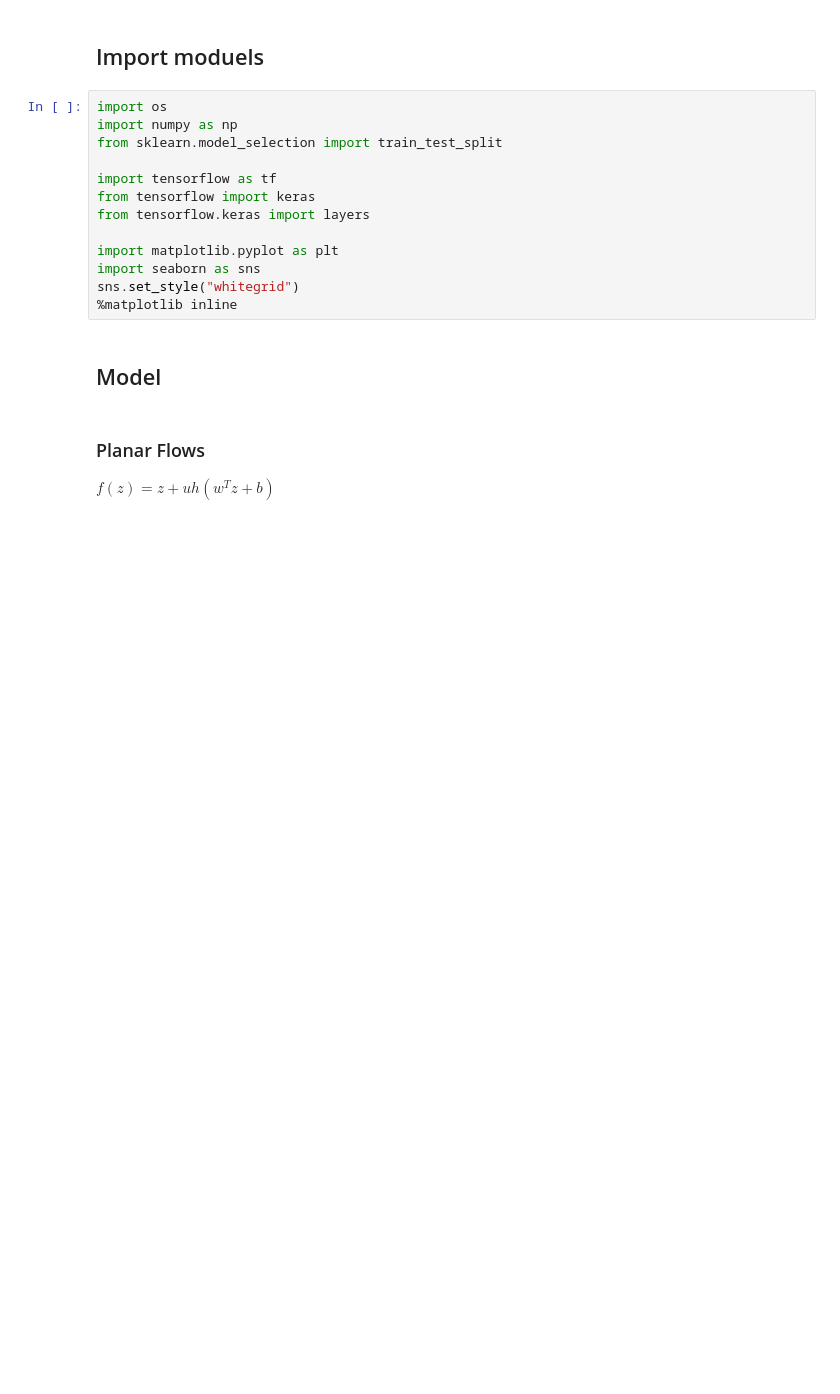
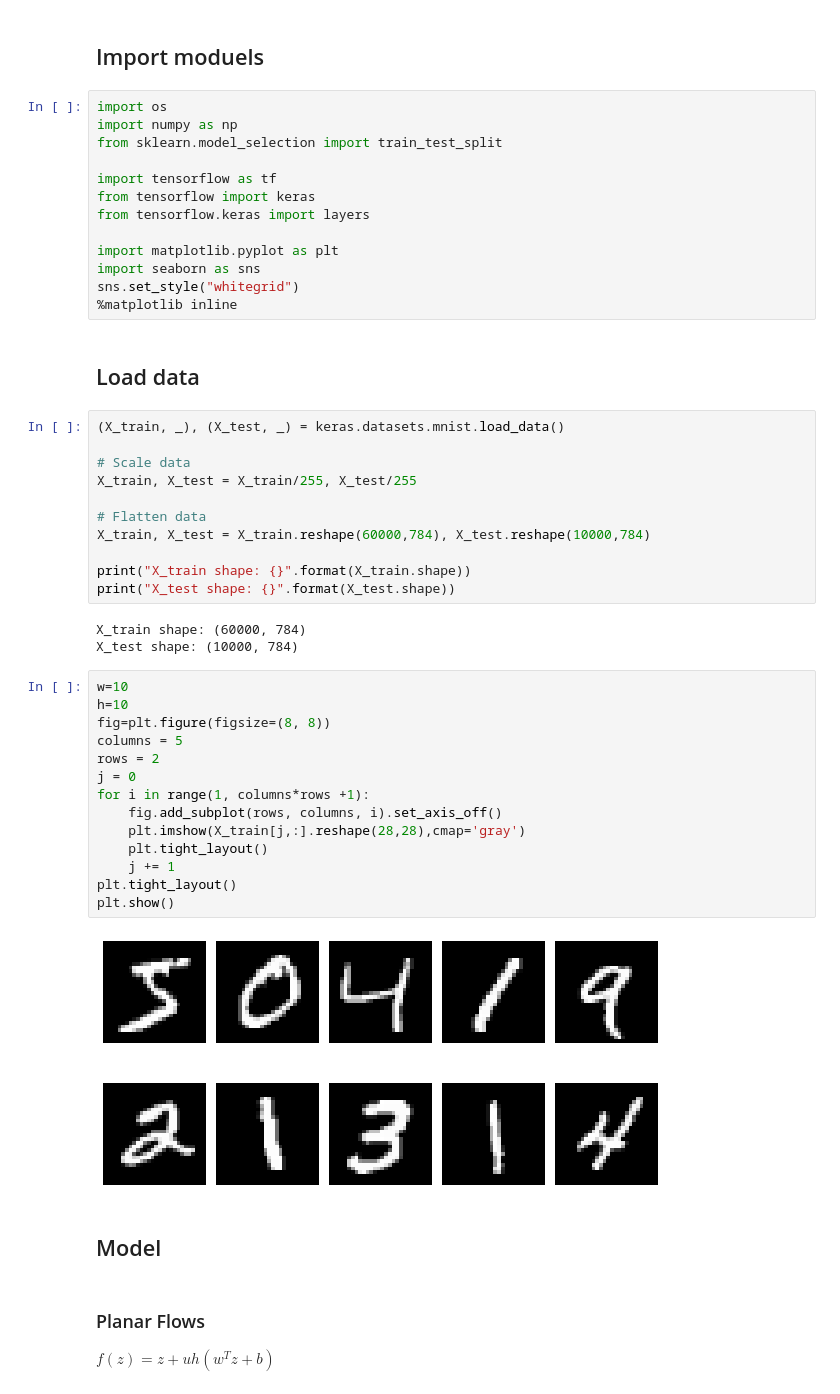
Before and after one commit to EnriqueNueve/TF_Toolbox, a Jupyter notebook: VAE_Flow_2.5.0/vae_flow.ipynb, the cells around one changed output. Saved outputs shown, nothing was run; the diff lists cells and outputs as text; blank space fills up the shorter version.

```diff
--- a/VAE_Flow_2.5.0/vae_flow.ipynb
+++ b/VAE_Flow_2.5.0/vae_flow.ipynb
@@ -16,6 +19,38 @@ import matplotlib.pyplot as plt
 import seaborn as sns
 sns.set_style("whitegrid")
 %matplotlib inline
+# %% [markdown]
+## Load data
+# %%
+(X_train, _), (X_test, _) = keras.datasets.mnist.load_data()
+
+# Scale data
+X_train, X_test = X_train/255, X_test/255
+
+# Flatten data
+X_train, X_test = X_train.reshape(60000,784), X_test.reshape(10000,784)
+
+print("X_train shape: {}".format(X_train.shape))
+print("X_test shape: {}".format(X_test.shape))
+# %% [output]
+X_train shape: (60000, 784)
+X_test shape: (10000, 784)
+# %%
+w=10
+h=10
+fig=plt.figure(figsize=(8, 8))
+columns = 5
+rows = 2
+j = 0
+for i in range(1, columns*rows +1):
+    fig.add_subplot(rows, columns, i).set_axis_off()
+    plt.imshow(X_train[j,:].reshape(28,28),cmap='gray')
+    plt.tight_layout()
+    j += 1
+plt.tight_layout()
+plt.show()
+# %% [output]
+[figure, added]
 # %% [markdown]
 ## Model
 # %% [markdown]
```
Also changed, not shown: parts of 15 cells of this notebook.
